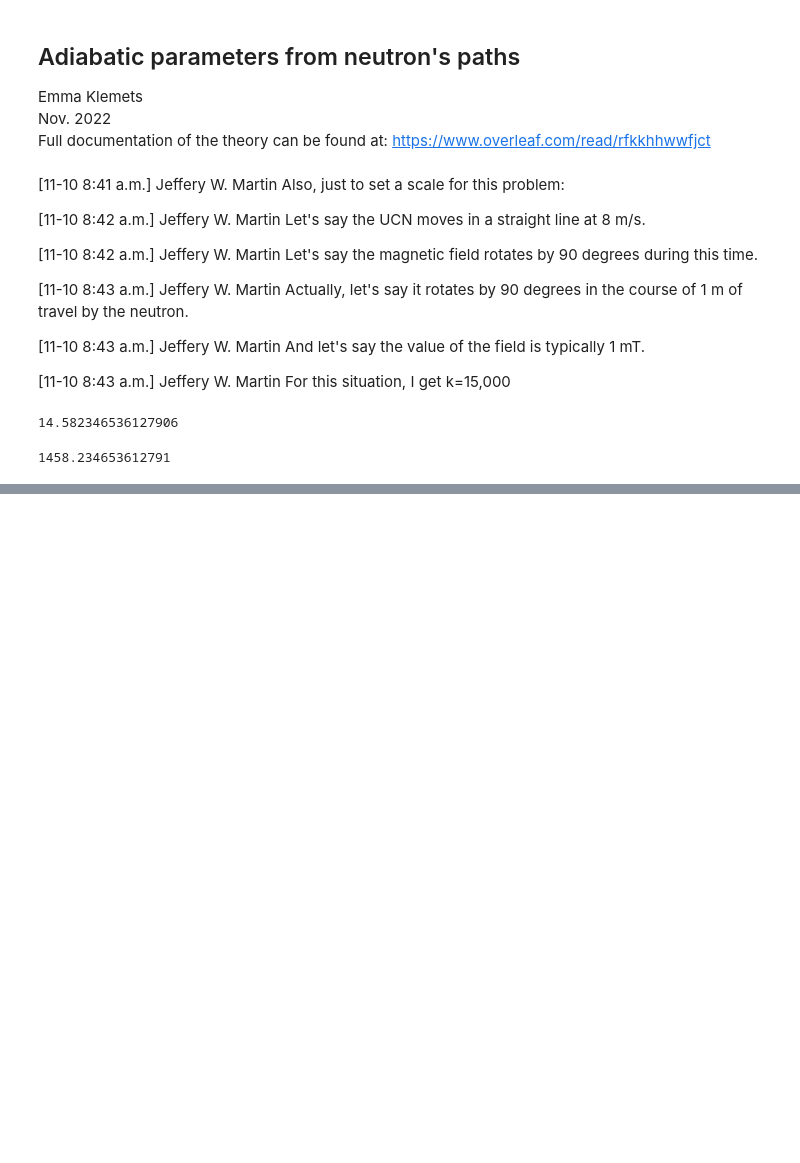
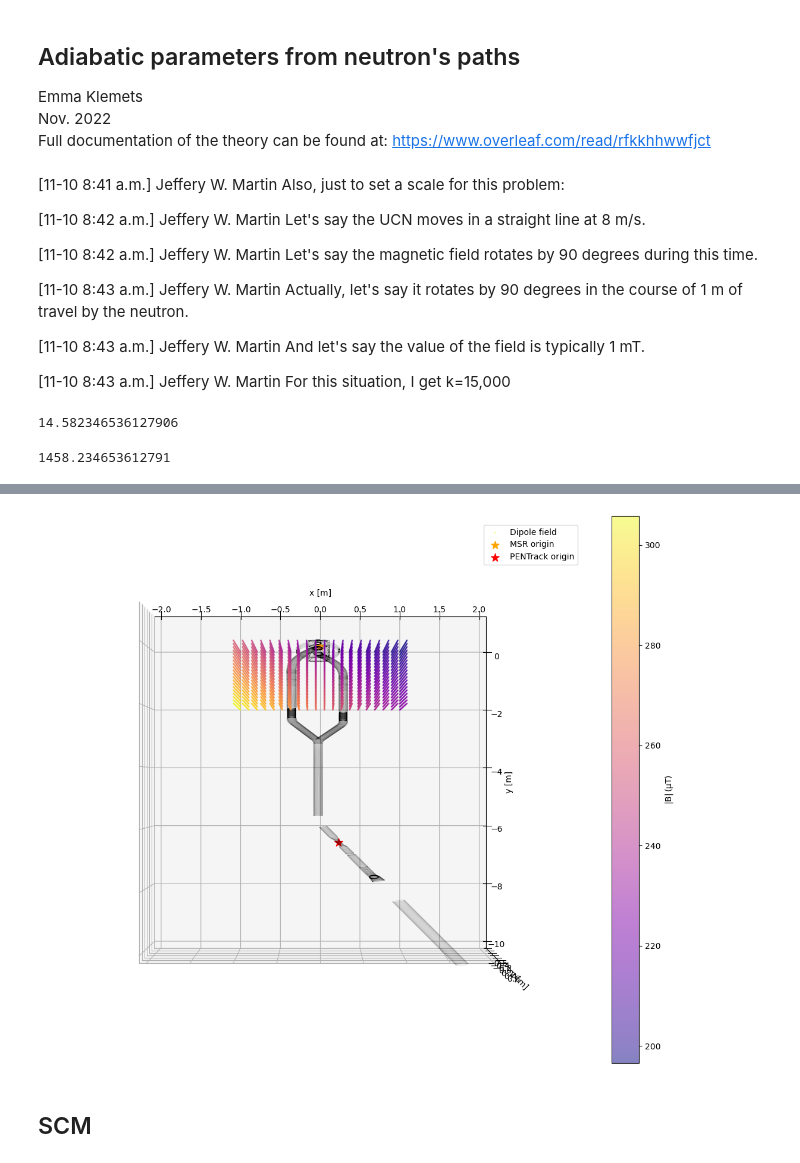
Before and after one commit to eklem1/AdiabaticSpinTransp, a Jupyter notebook: CalculatingK.ipynb, the cells around one changed output, grey strips where cells are left out. Drawn from its saved outputs; the diff is of its cells as text; code cells hidden in the pictures; blank space fills up the shorter version.

```diff
--- a/CalculatingK.ipynb
+++ b/CalculatingK.ipynb
@@ -172,0 +315,44 @@ plt.show()
+# %%
+fig = plt.figure(figsize=(10, 10))
+axes = mplot3d.Axes3D(fig)
+
+# plt.title("2019 Magnetic field mapping", pad=-10)
+
+# B1 = np.sqrt(data1[2]['B_x']**2 + data1[2]['B_y']**2 + data1[2]['B_z']**2 )*100 #muT
+Q = axes.scatter(B_dipole['x'], B_dipole['y'], B_dipole['z'],
+                            c=B_dipole['B']*1e6, s=1, alpha=0.5, cmap='plasma', label="Dipole field")
+
+#loads all the file I have in this folder as STLs
+STLpath = '../MesonMagMapping/PrettyPlotTools/STLsToGraph_F_MSR'
+stl_array = os.listdir(STLpath)
+
+axes.scatter(0, 0, 0, marker="*", s=100, color="orange", label="MSR origin")
+axes.scatter(0.223, -6.489, 0, marker="*", s=100, color="red",
+             label="PENTrack origin")
+
+for STLfile in stl_array:
+#     print(STLfile)
+    ppf.graphSTL(STLpath+'/'+STLfile, axes)
+
+# axes.view_init(elev=10., azim=45)
+axes.view_init(elev=90., azim=-90) #top view
+axes.set_xlim(-2, 2)
+axes.set_ylim(-10, 1)
+axes.set_zlim(-0.6, 0.6)
+
+# cax = fig.add_axes([axes.get_position().x1+0.01,axes.get_position().y0,
+#                     0.02,axes.get_position().height])
+# fig.colorbar(Q, cax=cax) # Similar to fig.colorbar(im, cax = cax)
+
+cbar = fig.colorbar(Q, label='$\mathsf{|B|\,(\mu T)}$', fraction=0.046)#, cax=cax)
+
+axes.set_xlabel('x [m]')
+axes.set_ylabel('y [m]')
+axes.set_zlabel('z [m]')
+axes.legend()
+
+plt.show()
+# %% [output]
+[figure, added]
+# %% [markdown]
+## SCM
```
Also changed, not shown: parts of 14 cells of this notebook, 1 other file.
